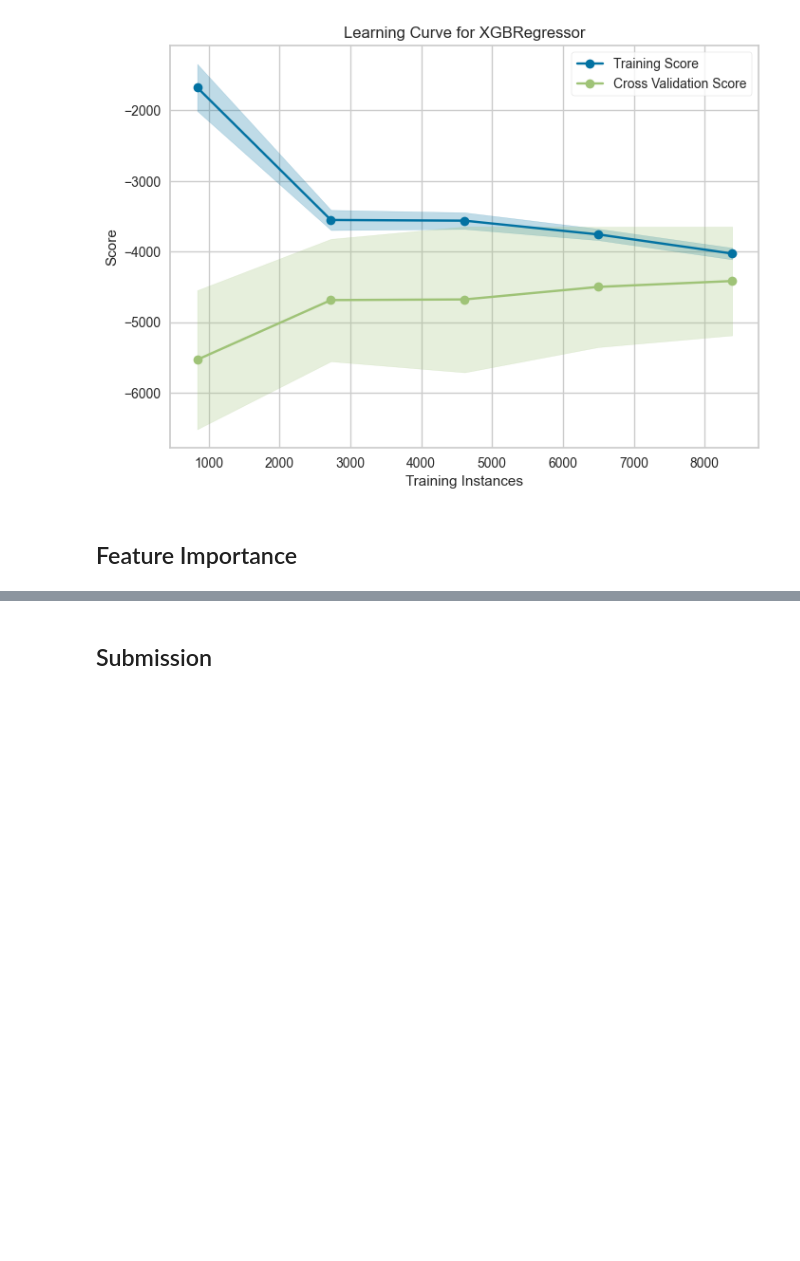
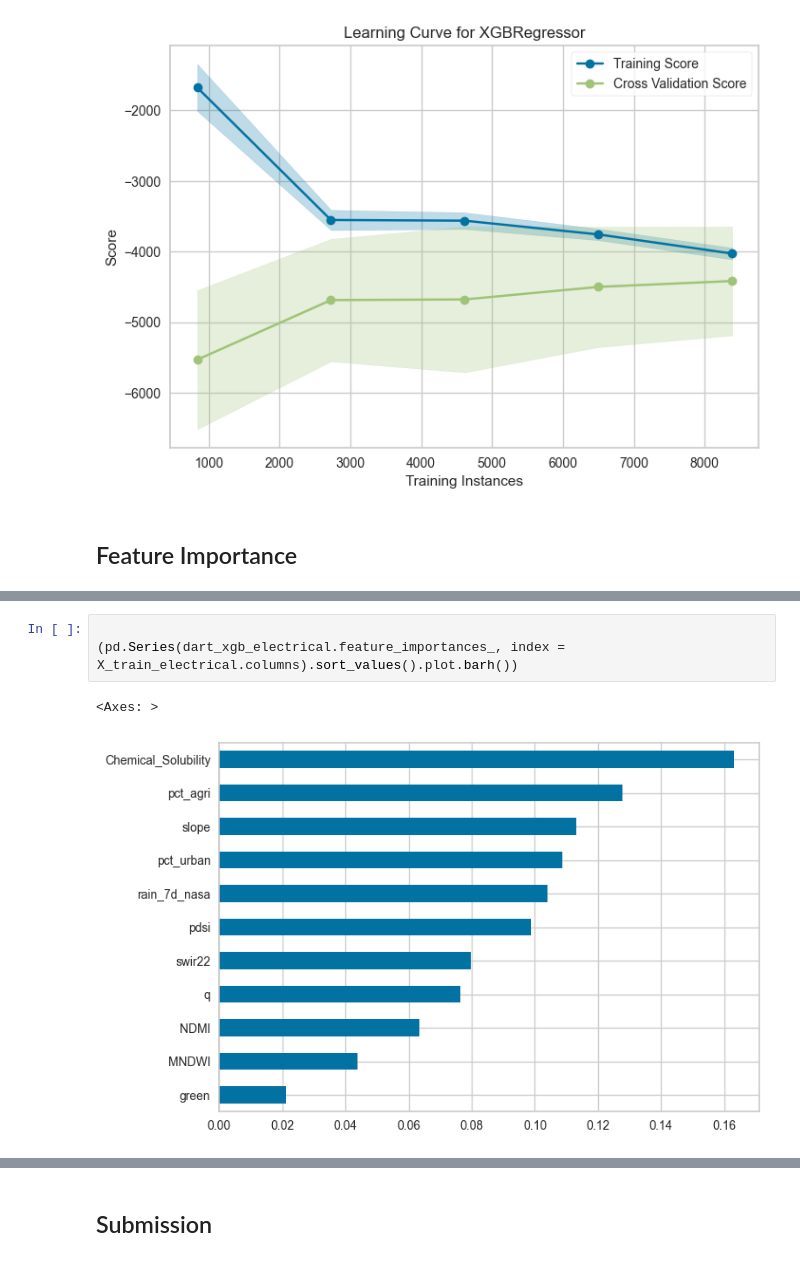
Before and after one commit to Lucas-Bussinger/EY-2026-AI-Challange, a Jupyter notebook: Model/BoostModel.ipynb, the cells around one changed output, grey strips where cells are left out. Saved outputs shown, nothing was run; the diff lists cells and outputs as text; blank space fills up the shorter version.

```diff
--- a/Model/BoostModel.ipynb
+++ b/Model/BoostModel.ipynb
@@ -144,0 +276,6 @@ _ = ms.learning_curve(dart_xgb, Feature_data, Target_data, scoring='neg_mean_squ
+# %%
+
+(pd.Series(dart_xgb_electrical.feature_importances_, index = X_train_electrical.columns).sort_values().plot.barh())
+# %% [output]
+<Axes: >
+[figure, added]
```
Also changed, not shown: parts of 15 cells of this notebook, 4 other files.
